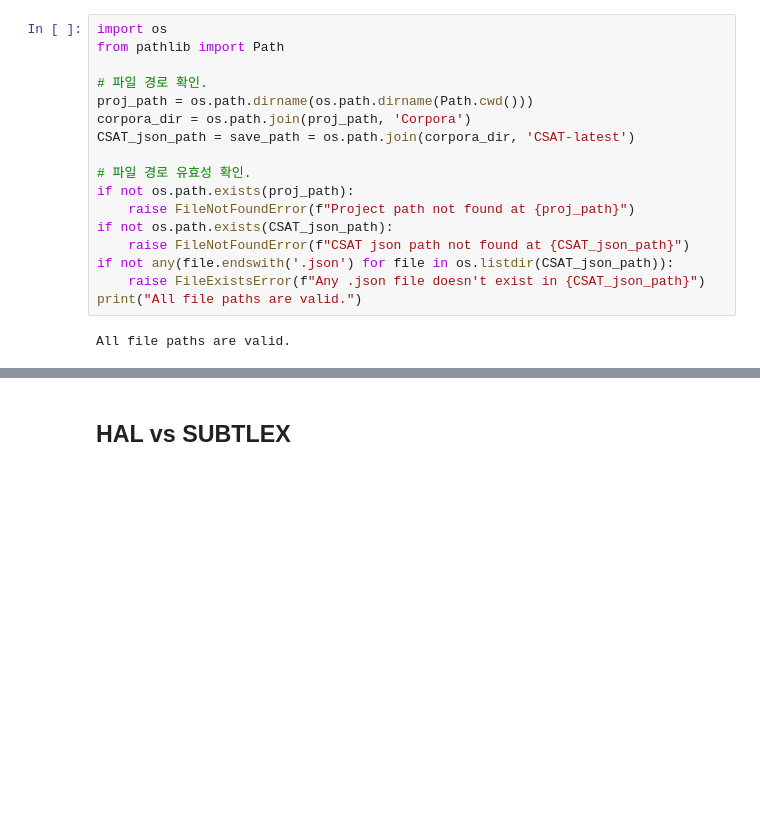
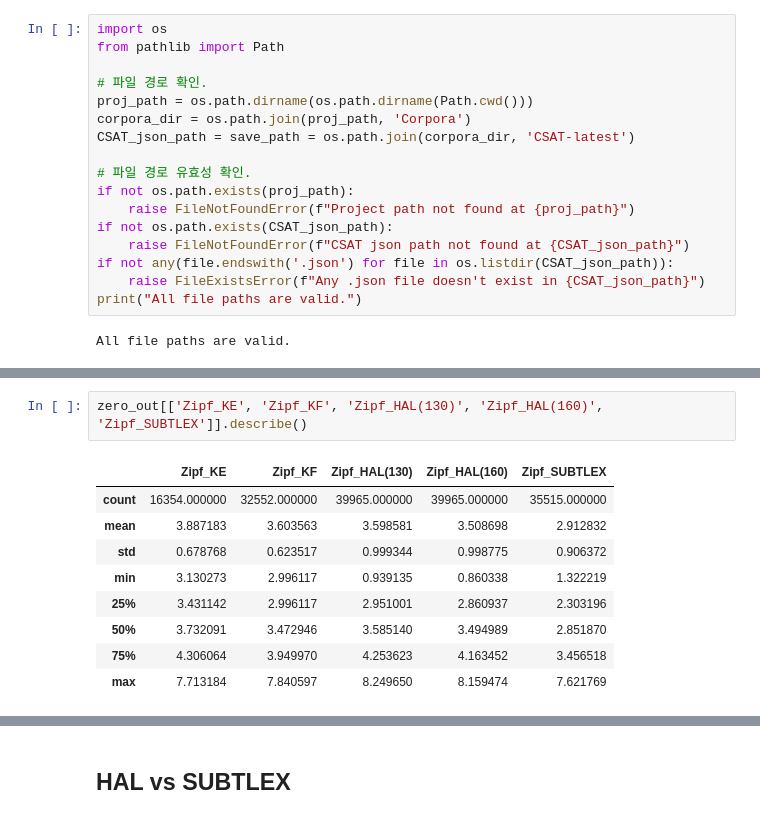
Before and after one commit to irregular6612/english-corpus-comparison, a Jupyter notebook: src/notebooks/correlation_analysis_example.ipynb, the cells around one changed output, grey strips where cells are left out. Saved outputs shown, nothing was run; the diff lists cells and outputs as text; blank space fills up the shorter version.

```diff
--- a/src/notebooks/correlation_analysis_example.ipynb
+++ b/src/notebooks/correlation_analysis_example.ipynb
@@ -229,0 +302,12 @@ All file paths are valid.
+# %%
+zero_out[['Zipf_KE', 'Zipf_KF', 'Zipf_HAL(130)', 'Zipf_HAL(160)', 'Zipf_SUBTLEX']].describe()
+# %% [output]
+|  | Zipf_KE | Zipf_KF | Zipf_HAL(130) | Zipf_HAL(160) | Zipf_SUBTLEX |
+| count | 16354.000000 | 32552.000000 | 39965.000000 | 39965.000000 | 35515.000000 |
+| mean | 3.887183 | 3.603563 | 3.598581 | 3.508698 | 2.912832 |
+| std | 0.678768 | 0.623517 | 0.999344 | 0.998775 | 0.906372 |
+| min | 3.130273 | 2.996117 | 0.939135 | 0.860338 | 1.322219 |
+| 25% | 3.431142 | 2.996117 | 2.951001 | 2.860937 | 2.303196 |
+| 50% | 3.732091 | 3.472946 | 3.585140 | 3.494989 | 2.851870 |
+| 75% | 4.306064 | 3.949970 | 4.253623 | 4.163452 | 3.456518 |
+| max | 7.713184 | 7.840597 | 8.249650 | 8.159474 | 7.621769 |
```
Also changed, not shown: parts of 14 cells of this notebook, 2 other files.
